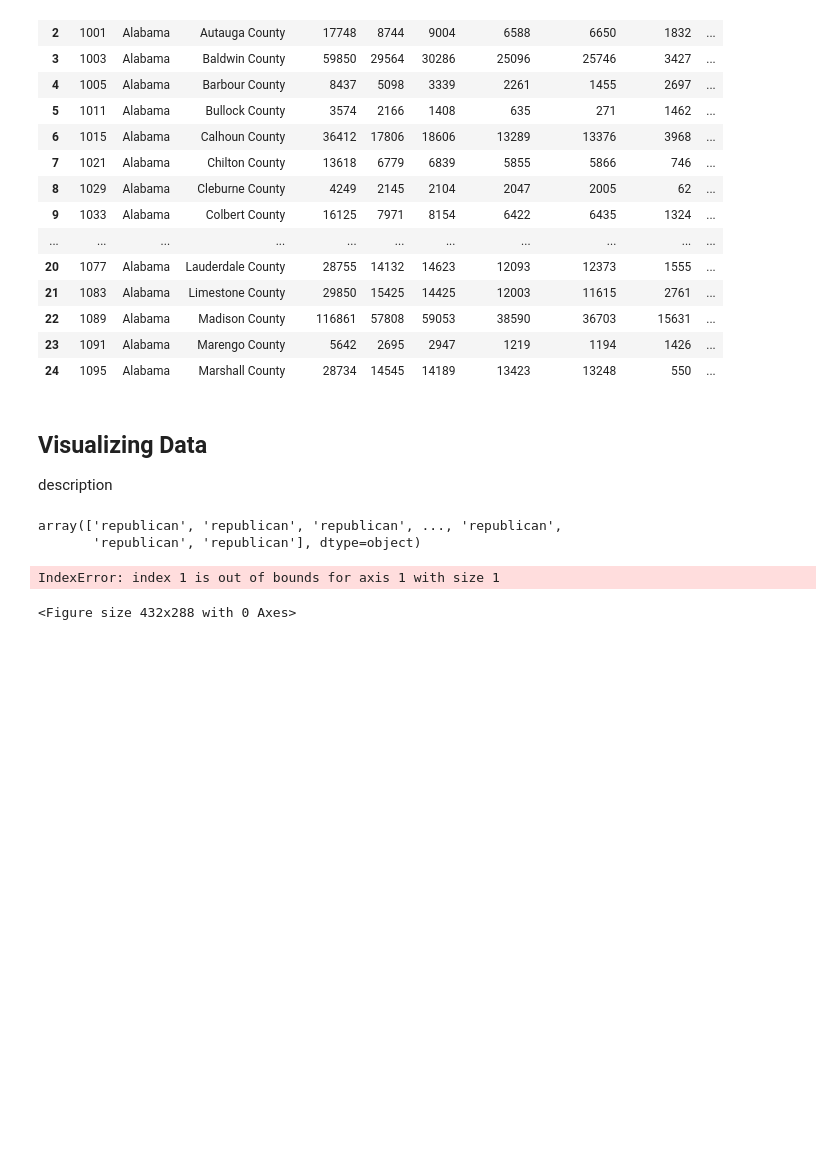
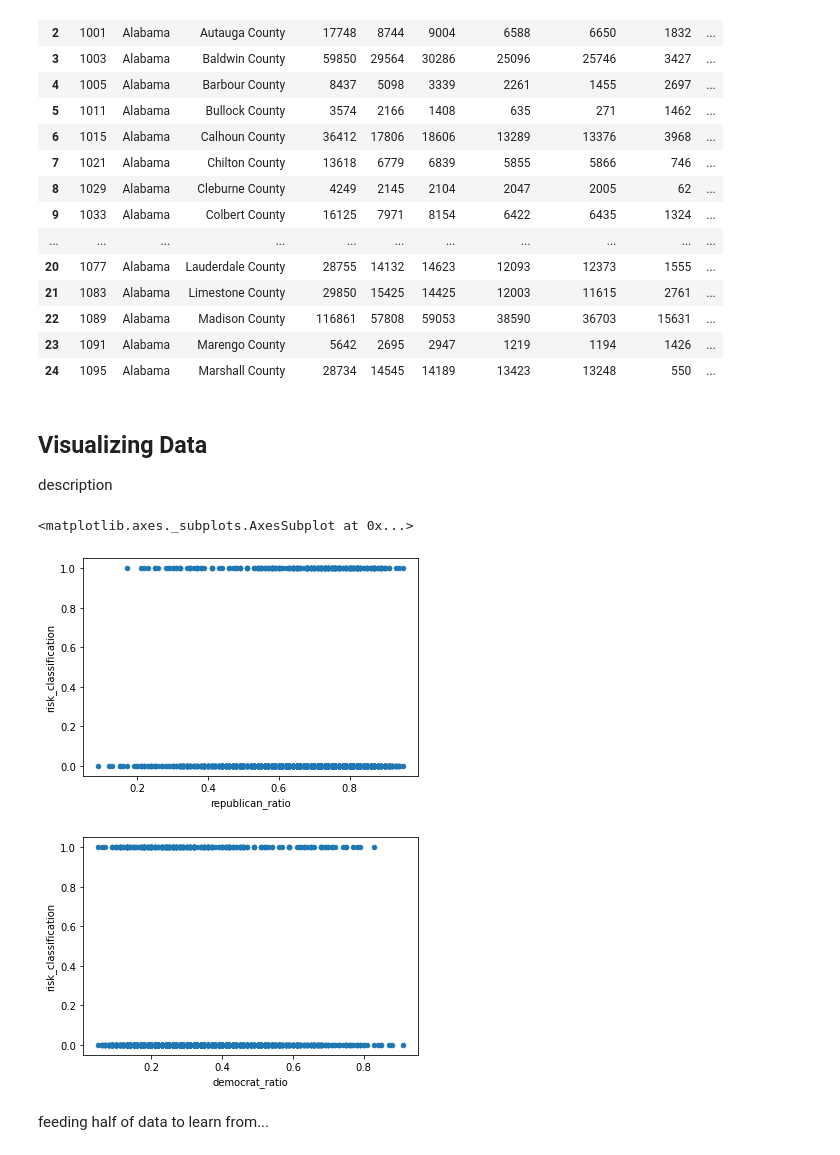
Before and after one commit to sradms0/covid-19-predictor, a Jupyter notebook: report.ipynb, the cells around one changed output. Saved outputs shown, nothing was run; the diff lists cells and outputs as text; code cells hidden in the pictures; blank space fills up the shorter version.

Commit message:
add graphs and learning implementation

```diff
--- a/report.ipynb
+++ b/report.ipynb
@@ -218,22 +207,12 @@ def plotData(X, y):
-# %%
-# load cleaned data dataframe to numpy array
-data = cleaned_data.to_numpy()
-X, y = data[:, 14], data[:, 13]
-y
-X
-# X
-# y
-# %% [output]
-array(['republican', 'republican', 'republican', ..., 'republican',
-       'republican', 'republican'], dtype=object)
-# %%
-plotData(X, y)
-# add axes labels
-pyplot.xlabel('Exam 1 score')
-pyplot.ylabel('Exam 2 score')
-# double check this...
-pyplot.legend(['Democrat', 'Republican'])
-pass
-# %% [output]
-IndexError: index 1 is out of bounds for axis 1 with size 1
-<Figure size 432x288 with 0 Axes>
+# %%
+x_reps = 'republican_ratio'
+x_dems = 'democrat_ratio'
+y = 'risk_classification'
+cleaned_data[[x_reps,y]].plot(x=x_reps,y=y,kind='scatter')
+cleaned_data[[x_dems,y]].plot(x=x_dems,y=y,kind='scatter')
+# %% [output]
+<matplotlib.axes._subplots.AxesSubplot at 0x...>
+[figure, added]
+[figure, added]
+# %% [markdown]
+<p>feeding half of data to learn from...</p>
```
Also changed, not shown: parts of 10 cells of this notebook.
